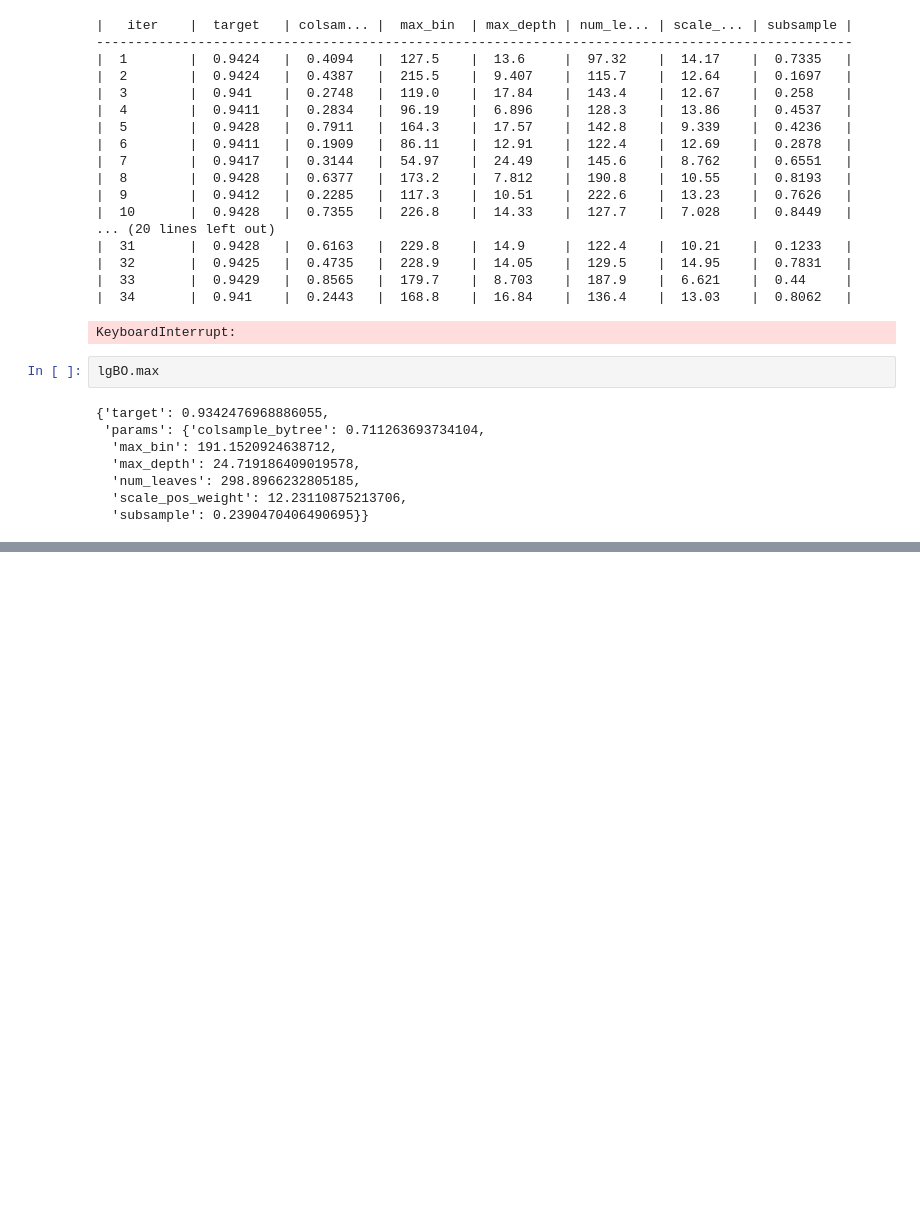
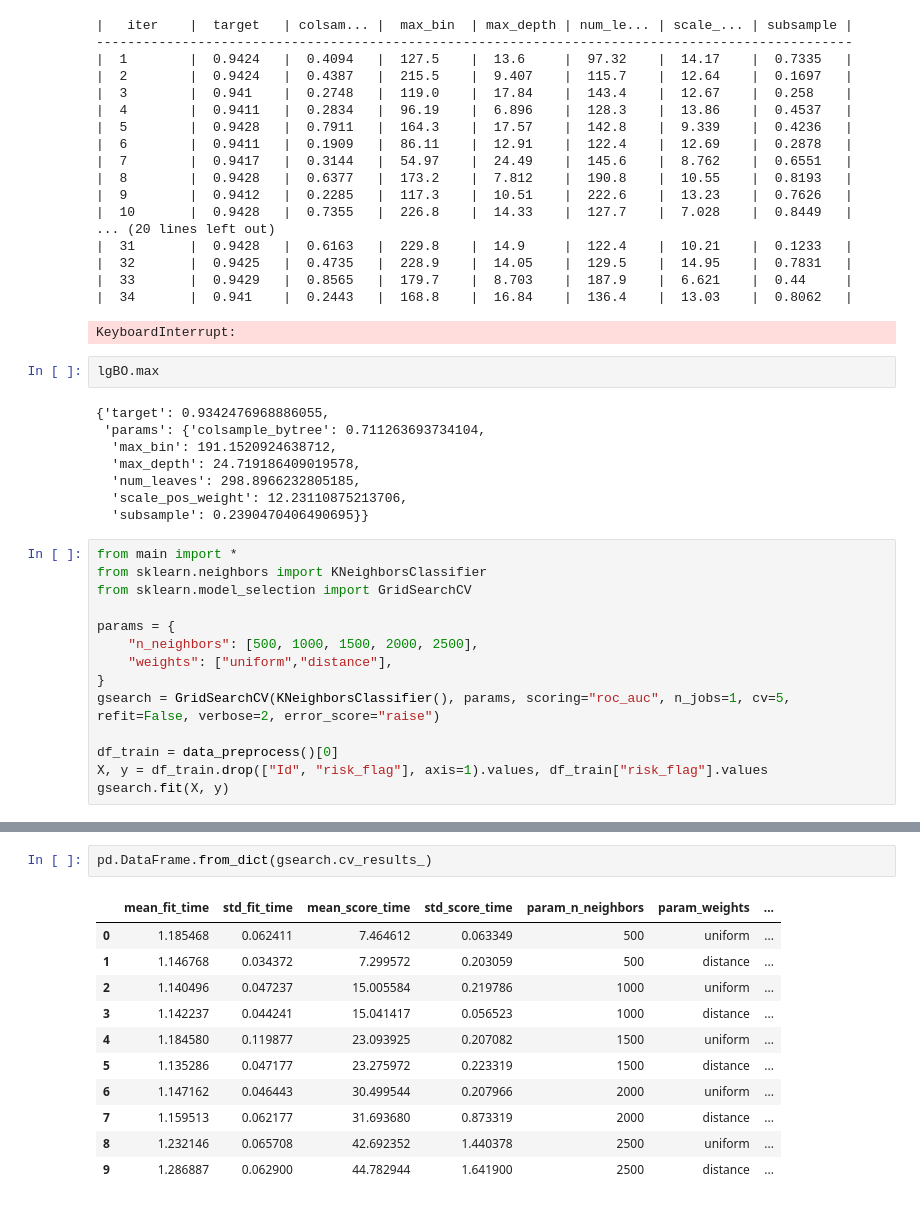
Before and after one commit to Thalaivar/univ_ai_hackathon, a Jupyter notebook: runs.ipynb, the cells around one changed output, grey strips where cells are left out. Cells and saved outputs as stored; diff of their text form; blank space fills up the shorter version.

```diff
--- a/runs.ipynb
+++ b/runs.ipynb
@@ -269,3 +251,17 @@ lgBO.max
   'num_leaves': 298.8966232805185,
   'scale_pos_weight': 12.23110875213706,
   'subsample': 0.2390470406490695}}
+# %%
+from main import *
+from sklearn.neighbors import KNeighborsClassifier
+from sklearn.model_selection import GridSearchCV
+
+params = {
+    "n_neighbors": [500, 1000, 1500, 2000, 2500],
+    "weights": ["uniform","distance"],
+}
+gsearch = GridSearchCV(KNeighborsClassifier(), params, scoring="roc_auc", n_jobs=1, cv=5, refit=False, verbose=2, error_score="raise")
+
+df_train = data_preprocess()[0]
+X, y = df_train.drop(["Id", "risk_flag"], axis=1).values, df_train["risk_flag"].values
+gsearch.fit(X, y)
@@ -271,0 +291,14 @@ lgBO.max
+# %%
+pd.DataFrame.from_dict(gsearch.cv_results_)
+# %% [output]
+|  | mean_fit_time | std_fit_time | mean_score_time | std_score_time | param_n_neighbors | param_weights | ... |
+| 0 | 1.185468 | 0.062411 | 7.464612 | 0.063349 | 500 | uniform | ... |
+| 1 | 1.146768 | 0.034372 | 7.299572 | 0.203059 | 500 | distance | ... |
+| 2 | 1.140496 | 0.047237 | 15.005584 | 0.219786 | 1000 | uniform | ... |
+| 3 | 1.142237 | 0.044241 | 15.041417 | 0.056523 | 1000 | distance | ... |
+| 4 | 1.184580 | 0.119877 | 23.093925 | 0.207082 | 1500 | uniform | ... |
+| 5 | 1.135286 | 0.047177 | 23.275972 | 0.223319 | 1500 | distance | ... |
+| 6 | 1.147162 | 0.046443 | 30.499544 | 0.207966 | 2000 | uniform | ... |
+| 7 | 1.159513 | 0.062177 | 31.693680 | 0.873319 | 2000 | distance | ... |
+| 8 | 1.232146 | 0.065708 | 42.692352 | 1.440378 | 2500 | uniform | ... |
+| 9 | 1.286887 | 0.062900 | 44.782944 | 1.641900 | 2500 | distance | ... |
```
Also changed, not shown: parts of 2 cells of this notebook, 11 other files.
